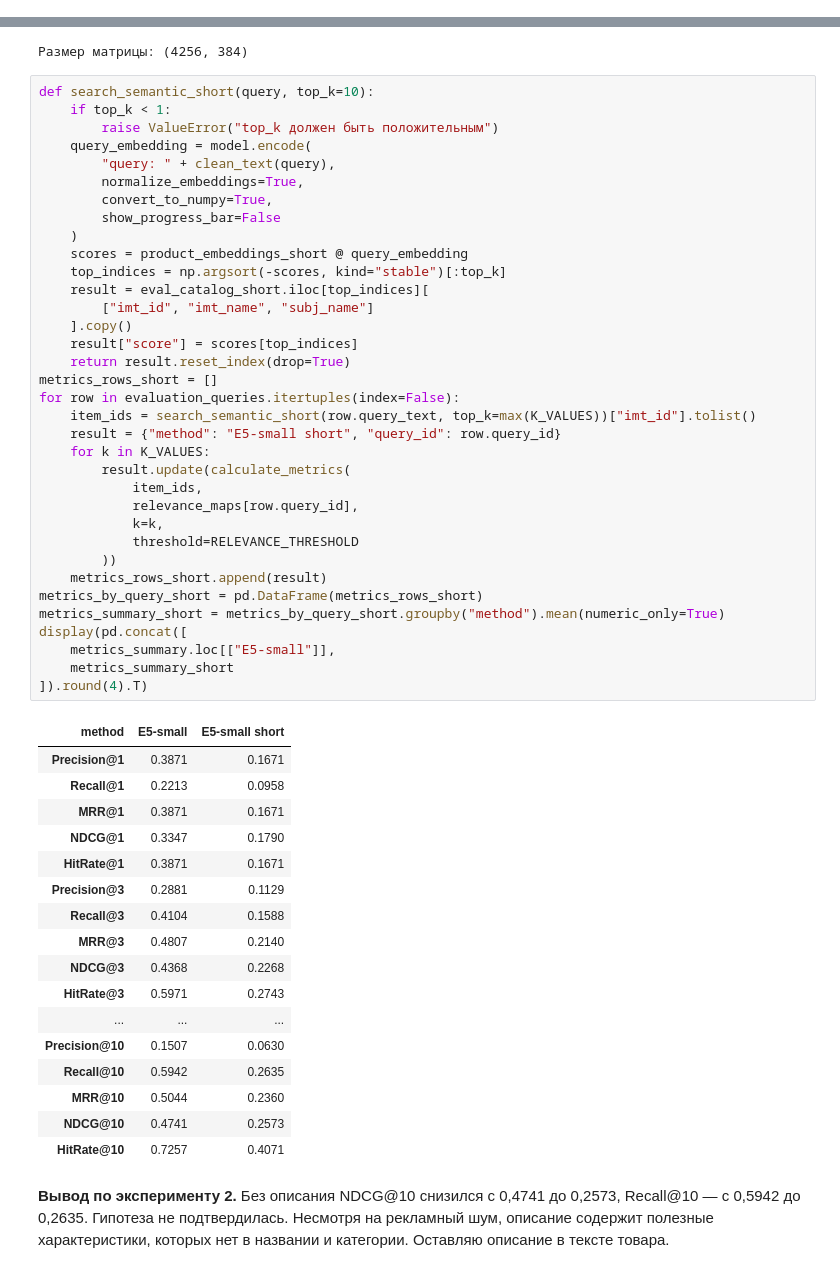
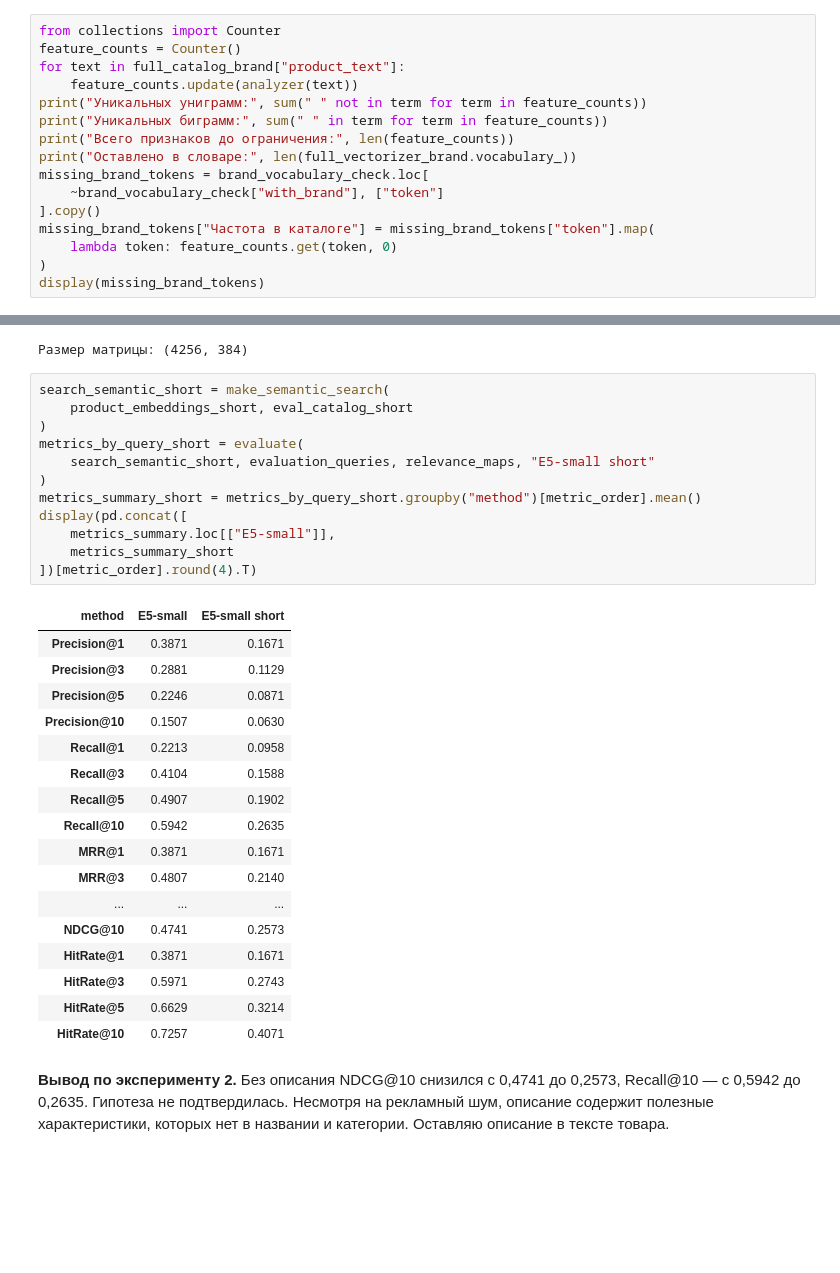
Before and after one commit to Fsalyamov/semantic-search-project, a Jupyter notebook: semantic_search_project.ipynb, the cells around one changed output, grey strips where cells are left out. Drawn from its saved outputs; the diff is of its cells as text; blank space fills up the shorter version.

```diff
--- a/semantic_search_project.ipynb
+++ b/semantic_search_project.ipynb
@@ -1403,0 +1831,16 @@ display(pd.concat([
+# %%
+from collections import Counter
+feature_counts = Counter()
+for text in full_catalog_brand["product_text"]:
+    feature_counts.update(analyzer(text))
+print("Уникальных униграмм:", sum(" " not in term for term in feature_counts))
+print("Уникальных биграмм:", sum(" " in term for term in feature_counts))
+print("Всего признаков до ограничения:", len(feature_counts))
+print("Оставлено в словаре:", len(full_vectorizer_brand.vocabulary_))
+missing_brand_tokens = brand_vocabulary_check.loc[
+    ~brand_vocabulary_check["with_brand"], ["token"]
+].copy()
+missing_brand_tokens["Частота в каталоге"] = missing_brand_tokens["token"].map(
+    lambda token: feature_counts.get(token, 0)
+)
+display(missing_brand_tokens)
@@ -1437,57 +1902,34 @@ print("Размер матрицы:", product_embeddings_short.shape)
 # %% [output]
 Размер матрицы: (4256, 384)
 # %%
-def search_semantic_short(query, top_k=10):
-    if top_k < 1:
-        raise ValueError("top_k должен быть положительным")
-    query_embedding = model.encode(
-        "query: " + clean_text(query),
-        normalize_embeddings=True,
-        convert_to_numpy=True,
-        show_progress_bar=False
-    )
-    scores = product_embeddings_short @ query_embedding
-    top_indices = np.argsort(-scores, kind="stable")[:top_k]
-    result = eval_catalog_short.iloc[top_indices][
-        ["imt_id", "imt_name", "subj_name"]
-    ].copy()
-    result["score"] = scores[top_indices]
-    return result.reset_index(drop=True)
-metrics_rows_short = []
-for row in evaluation_queries.itertuples(index=False):
-    item_ids = search_semantic_short(row.query_text, top_k=max(K_VALUES))["imt_id"].tolist()
-    result = {"method": "E5-small short", "query_id": row.query_id}
-    for k in K_VALUES:
-        result.update(calculate_metrics(
-            item_ids,
-            relevance_maps[row.query_id],
-            k=k,
-            threshold=RELEVANCE_THRESHOLD
-        ))
-    metrics_rows_short.append(result)
-metrics_by_query_short = pd.DataFrame(metrics_rows_short)
-metrics_summary_short = metrics_by_query_short.groupby("method").mean(numeric_only=True)
+search_semantic_short = make_semantic_search(
+    product_embeddings_short, eval_catalog_short
+)
+metrics_by_query_short = evaluate(
+    search_semantic_short, evaluation_queries, relevance_maps, "E5-small short"
+)
+metrics_summary_short = metrics_by_query_short.groupby("method")[metric_order].mean()
 display(pd.concat([
     metrics_summary.loc[["E5-small"]],
     metrics_summary_short
-]).round(4).T)
+])[metric_order].round(4).T)
 # %% [output]
 | method | E5-small | E5-small short |
 | Precision@1 | 0.3871 | 0.1671 |
+| Precision@3 | 0.2881 | 0.1129 |
+| Precision@5 | 0.2246 | 0.0871 |
+| Precision@10 | 0.1507 | 0.0630 |
 | Recall@1 | 0.2213 | 0.0958 |
+| Recall@3 | 0.4104 | 0.1588 |
+| Recall@5 | 0.4907 | 0.1902 |
+| Recall@10 | 0.5942 | 0.2635 |
 | MRR@1 | 0.3871 | 0.1671 |
-| NDCG@1 | 0.3347 | 0.1790 |
+| MRR@3 | 0.4807 | 0.2140 |
+| ... | ... | ... |
+| NDCG@10 | 0.4741 | 0.2573 |
 | HitRate@1 | 0.3871 | 0.1671 |
-| Precision@3 | 0.2881 | 0.1129 |
-| Recall@3 | 0.4104 | 0.1588 |
-| MRR@3 | 0.4807 | 0.2140 |
-| NDCG@3 | 0.4368 | 0.2268 |
 | HitRate@3 | 0.5971 | 0.2743 |
-| ... | ... | ... |
-| Precision@10 | 0.1507 | 0.0630 |
-| Recall@10 | 0.5942 | 0.2635 |
-| MRR@10 | 0.5044 | 0.2360 |
-| NDCG@10 | 0.4741 | 0.2573 |
+| HitRate@5 | 0.6629 | 0.3214 |
 | HitRate@10 | 0.7257 | 0.4071 |
 # %% [markdown]
 **Вывод по эксперименту 2.**
```
Also changed, not shown: parts of 47 cells of this notebook, 2 other files.
